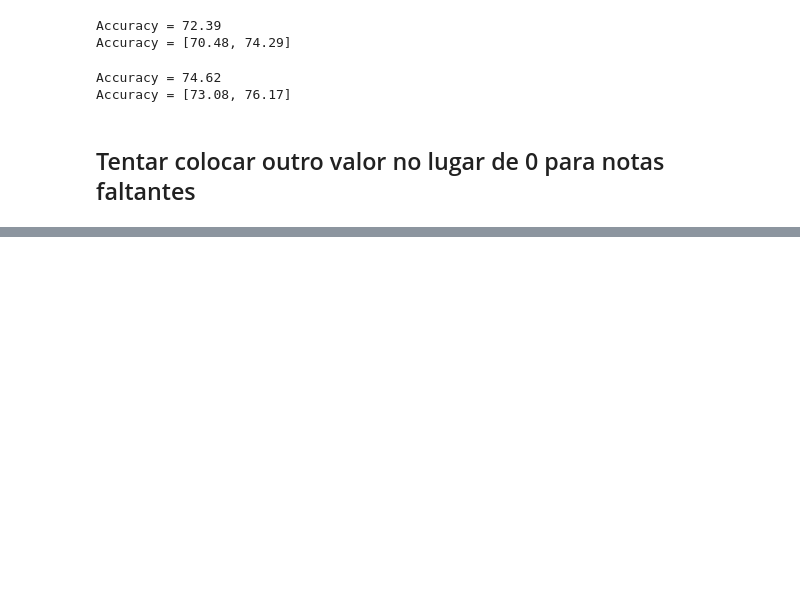
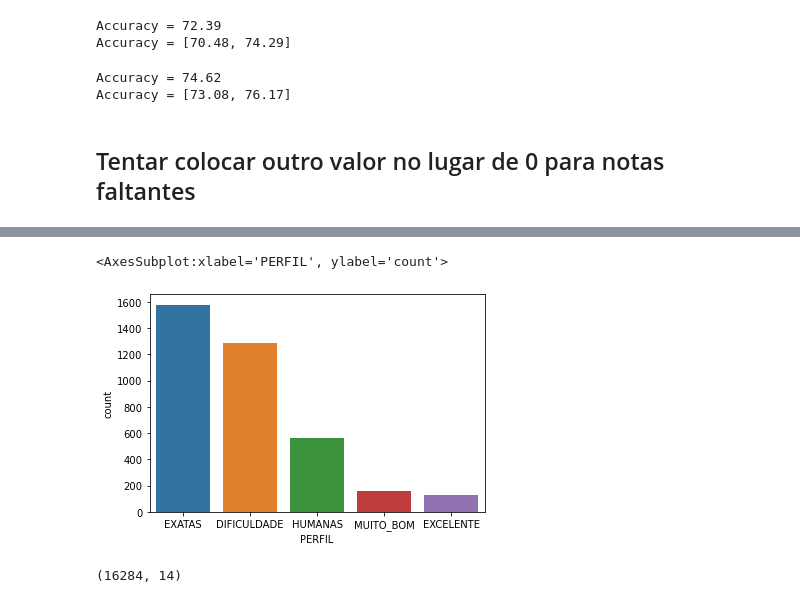
Before and after one commit to fkay/desafio-2-2020-priv, a Jupyter notebook: Assets/Notebooks/parte-1.ipynb, the cells around one changed output, grey strips where cells are left out. Cells and saved outputs as stored; diff of their text form; code cells hidden in the pictures; blank space fills up the shorter version.

Commit message:
Testes com regressao linear completando os dados

```diff
--- a/Assets/Notebooks/parte-1.ipynb
+++ b/Assets/Notebooks/parte-1.ipynb
@@ -646,0 +667,3 @@ Accuracy = [73.08, 76.17]
+# %%
+df_teste = df_data_2.query('NOTA_GO != NOTA_GO')
+df_teste.shape
@@ -646,0 +687,11 @@ Accuracy = [73.08, 76.17]
+# %%
+fig = plt.plot()
+sns.countplot(x='PERFIL', data=df_teste, order = df_teste['PERFIL'].value_counts().index)
+# %% [output]
+<AxesSubplot:xlabel='PERFIL', ylabel='count'>
+[figure, added]
+# %%
+df_teste2 = df_data_2.query('NOTA_GO == NOTA_GO')
+df_teste2.shape
+# %% [output]
+(16284, 14)
```
Also changed, not shown: parts of 20 cells of this notebook.
